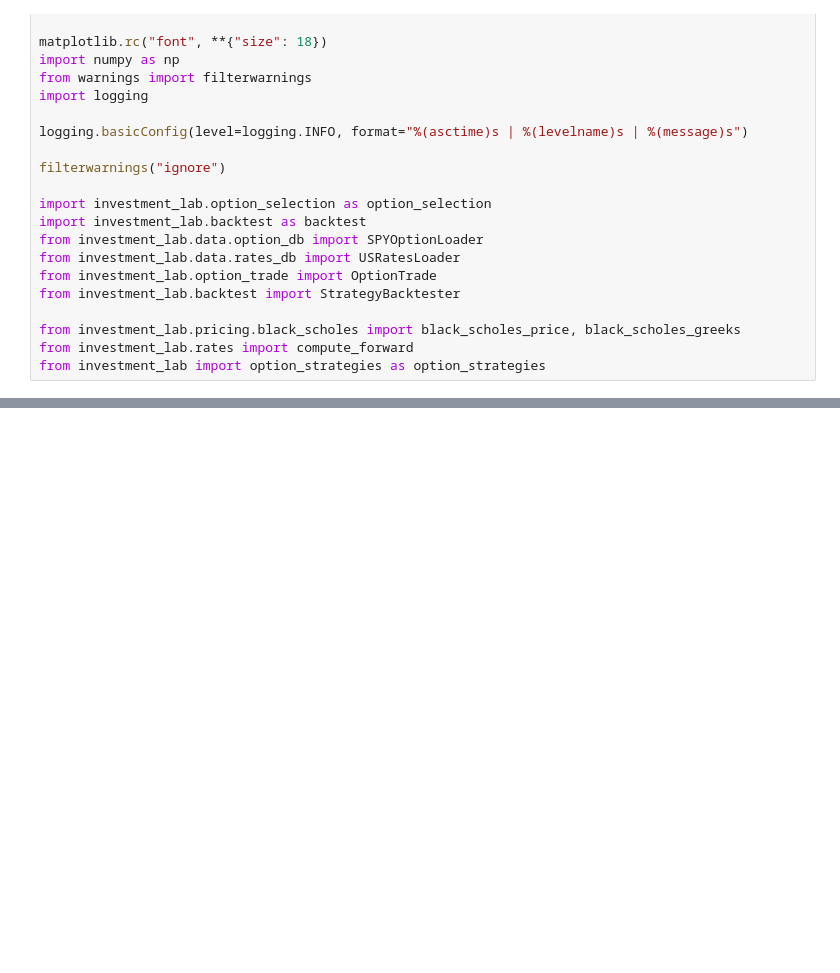
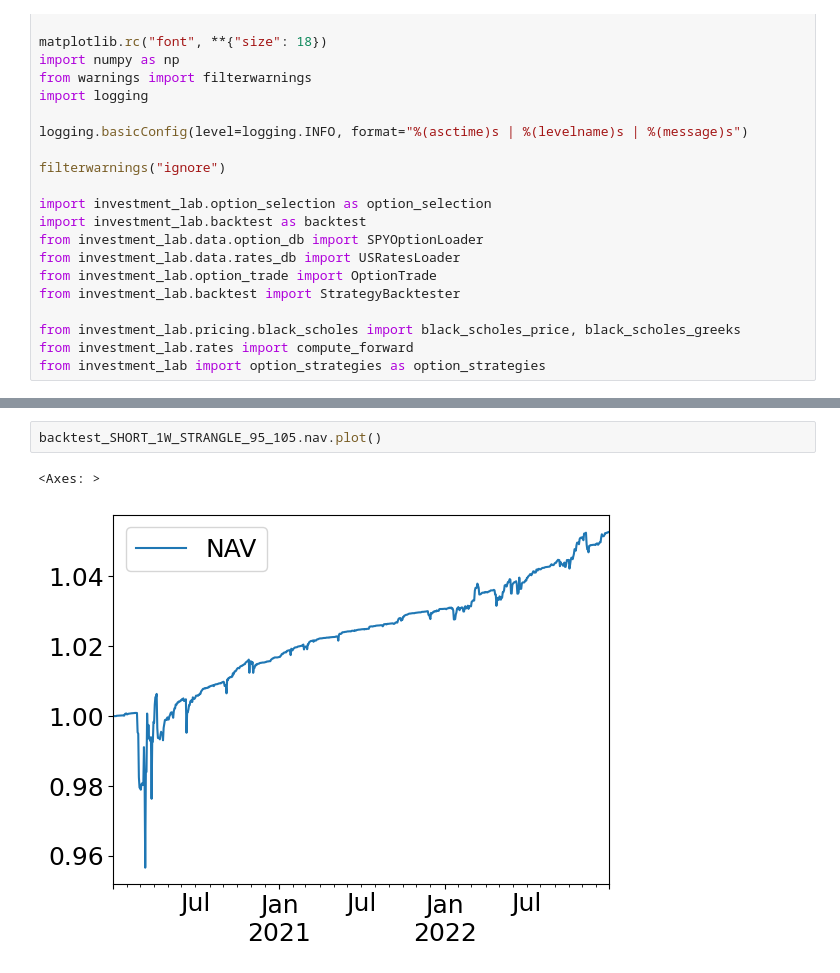
Before and after one commit to BaptisteZloch/Dauphine-Lecture-Volatility, a Jupyter notebook: notebooks/Lecture_3.ipynb, the cells around one changed output, grey strips where cells are left out. Cells and saved outputs as stored; diff of their text form; blank space fills up the shorter version.

```diff
--- a/notebooks/Lecture_3.ipynb
+++ b/notebooks/Lecture_3.ipynb
@@ -41,0 +90,5 @@ backtest_SHORT_1W_STRANGLE_95_105 = StrategyBacktester(df_SHORT_1W_STRANGLE_95_1
+# %%
+backtest_SHORT_1W_STRANGLE_95_105.nav.plot()
+# %% [output]
+<Axes: >
+[figure, added]
```
Also changed, not shown: parts of 14 cells of this notebook.
